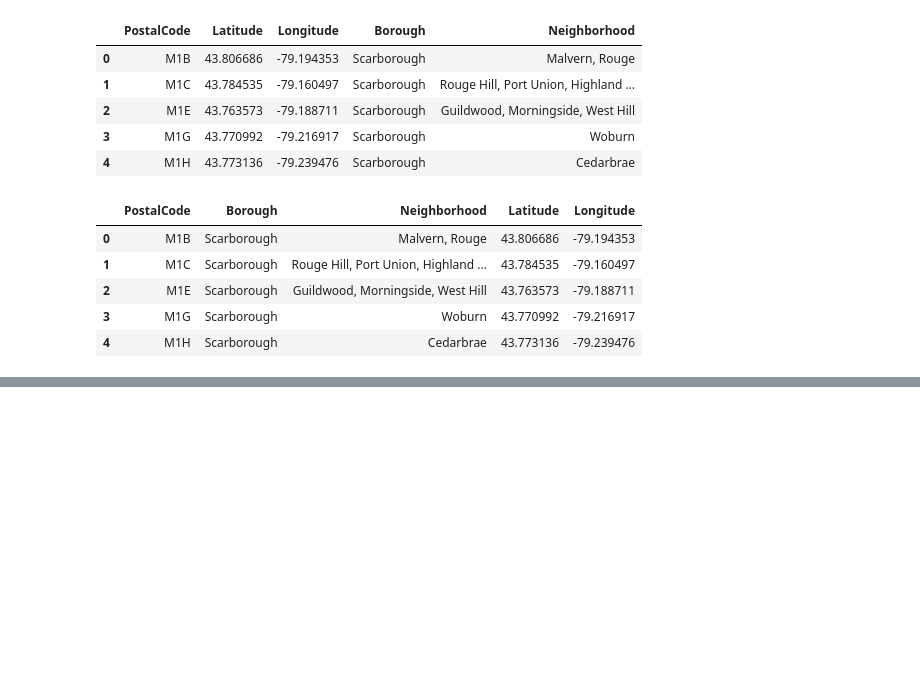
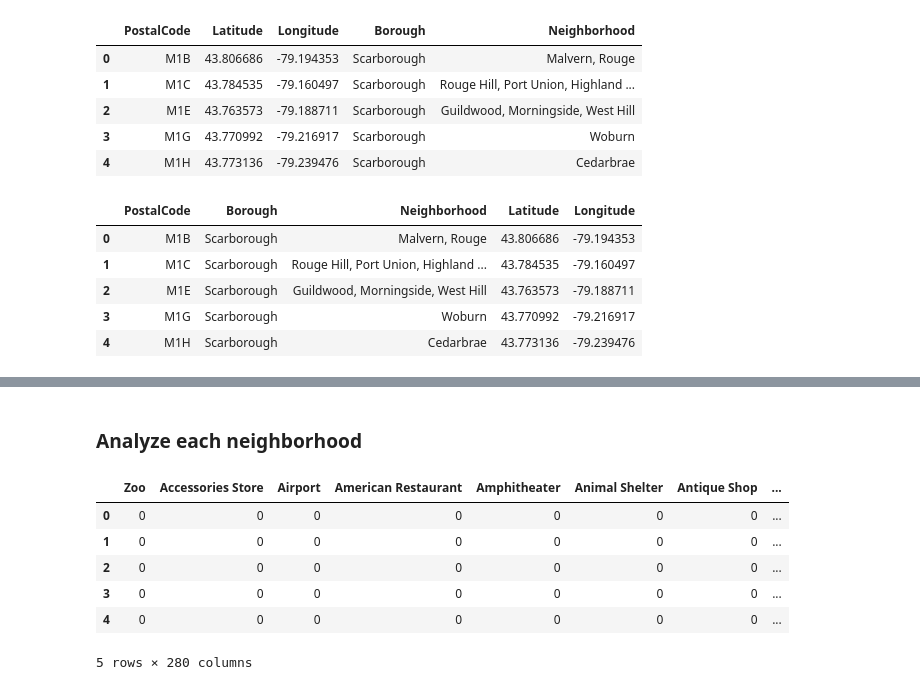
Before and after one commit to TanhTran/IBM_Capstone, a Jupyter notebook: IBM_Capstone_Week3.ipynb, the cells around one changed output, grey strips where cells are left out. Cells and saved outputs as stored; diff of their text form; code cells hidden in the pictures; blank space fills up the shorter version.

```diff
--- a/IBM_Capstone_Week3.ipynb
+++ b/IBM_Capstone_Week3.ipynb
@@ -127,0 +265,11 @@ df_new.head()
+# %%
+# define a function called get_category_type to extract the category of the venue
+def get_catogery_type(row):
+    try:
+        categories_list = row['categories']
+    except:
+        categories_list = row['venue.categories']
+    if len(categories_list) == 0:
+        return None
+    else:
+        return categories_list[0]['name']
@@ -127,0 +402,22 @@ df_new.head()
+# %% [markdown]
+### Analyze each neighborhood
+# %%
+# onehot coding
+toronto_onehot = pd.get_dummies(toronto_venues[['Venue Category']], prefix="", prefix_sep="")
+
+# add neighborhood column back to dataframe
+toronto_onehot['Neighborhood'] = toronto_venues['Neighborhood']
+
+# move neighborhood column to the first place
+fixed_columns = [toronto_onehot.columns[-1]] + list(toronto_onehot.columns[:-1])
+toronto_onehot = toronto_onehot[fixed_columns]
+
+toronto_onehot.head()
+# %% [output]
+|  | Zoo | Accessories Store | Airport | American Restaurant | Amphitheater | Animal Shelter | Antique Shop | ... |
+| 0 | 0 | 0 | 0 | 0 | 0 | 0 | 0 | ... |
+| 1 | 0 | 0 | 0 | 0 | 0 | 0 | 0 | ... |
+| 2 | 0 | 0 | 0 | 0 | 0 | 0 | 0 | ... |
+| 3 | 0 | 0 | 0 | 0 | 0 | 0 | 0 | ... |
+| 4 | 0 | 0 | 0 | 0 | 0 | 0 | 0 | ... |
+5 rows × 280 columns
```
Also changed, not shown: parts of 33 cells of this notebook.
